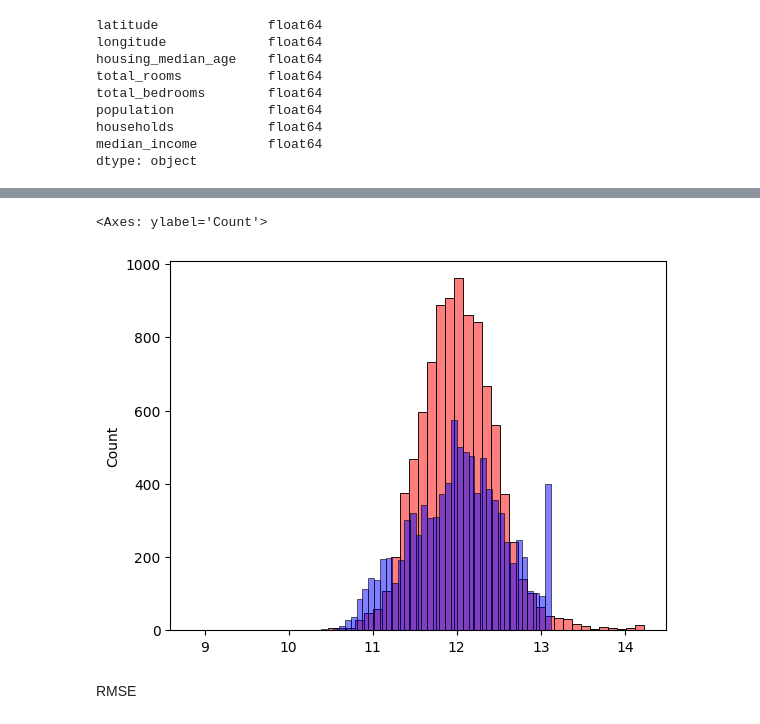
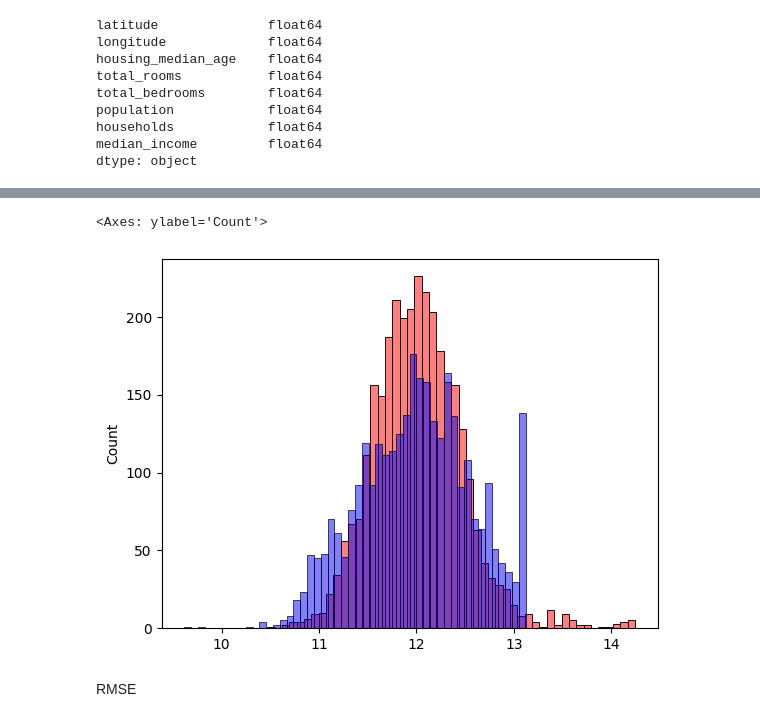
Before and after one commit to ozgeozge/ml_zoomcamp_2023, a Jupyter notebook: week 2/Week2_Hw2.ipynb, the cells around one changed output, grey strips where cells are left out. Drawn from its saved outputs; the diff is of its cells as text; code cells hidden in the pictures.

```diff
--- a/week 2/Week2_Hw2.ipynb
+++ b/week 2/Week2_Hw2.ipynb
@@ -199,7 +198,13 @@ X_train_mean=df_train.drop(['total_bedrooms_zero','total_bedrooms'], axis =1).va
+# %%
+X_train_fill_zero = prepare_X(df_train,fillna_val=0)
+X_train_fill_mean = prepare_X(df_train,fillna_val=mean_total_bedrooms)
+# %%
+X_val_fill_zero = prepare_X(df_val,0)
+X_val_fill_mean = prepare_X(df_val,mean_total_bedrooms)
 # %%
-W0,W =train_linear_regression(X_train_zero, y_train)
+W0,W =train_linear_regression(X_train_fill_zero, y_train)
 # %%
-y_pred = W0+ X_train_zero.dot(W)
+y_pred = W0+ X_val_fill_zero.dot(W)
 # %%
 y_pred
 # %% [output]
@@ -208,9 +213,9 @@ array([11.48901968, 12.14856943, 12.45852739, ..., 12.91332356,
 # %%
 sns.histplot(y_pred, color='red', bins =50, alpha=0.5)
-sns.histplot(y_train, color ='blue', bins =50, alpha=0.5)
+sns.histplot(y_val, color ='blue', bins =50, alpha=0.5)
 # %% [output]
 <Axes: ylabel='Count'>
-[figure, old version]
+[figure, new version]
 # %% [markdown]
 RMSE
 # %%
```
Also changed, not shown: parts of 14 cells of this notebook.
